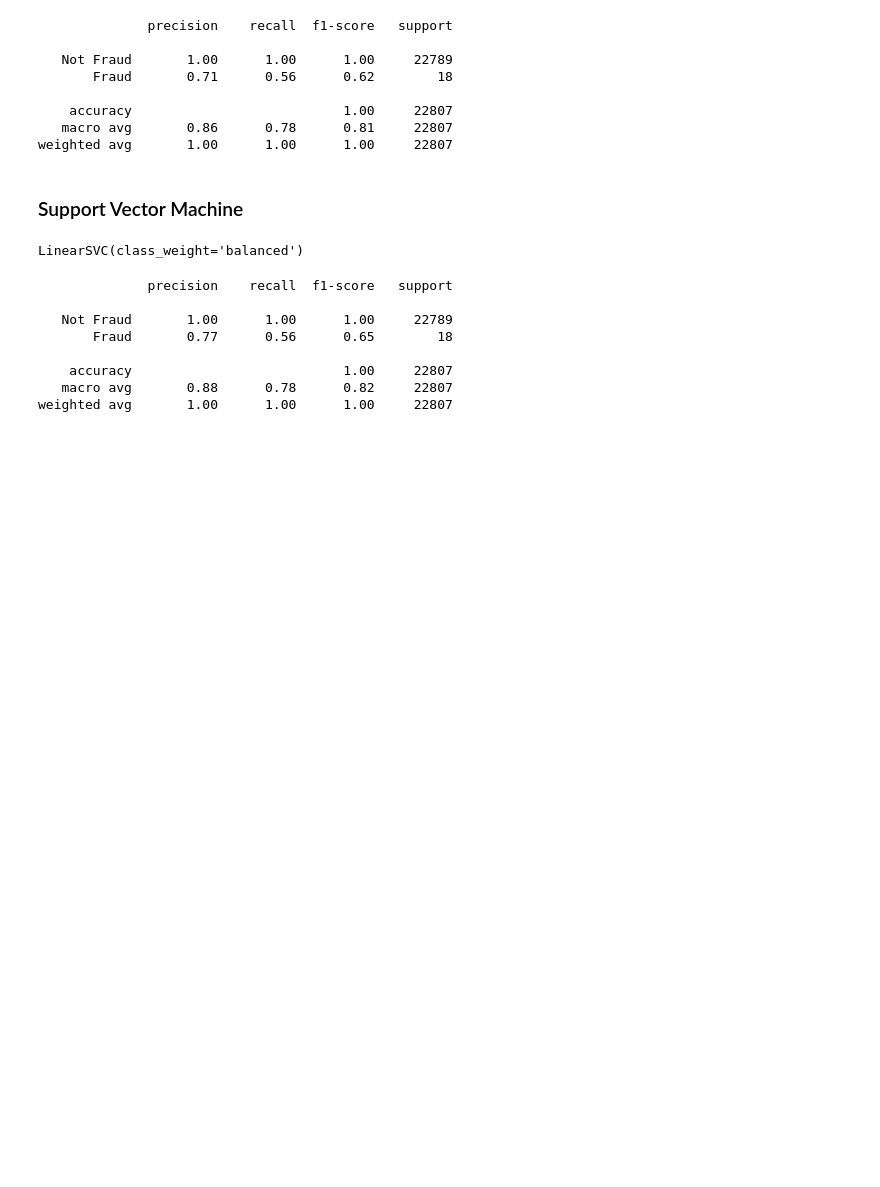
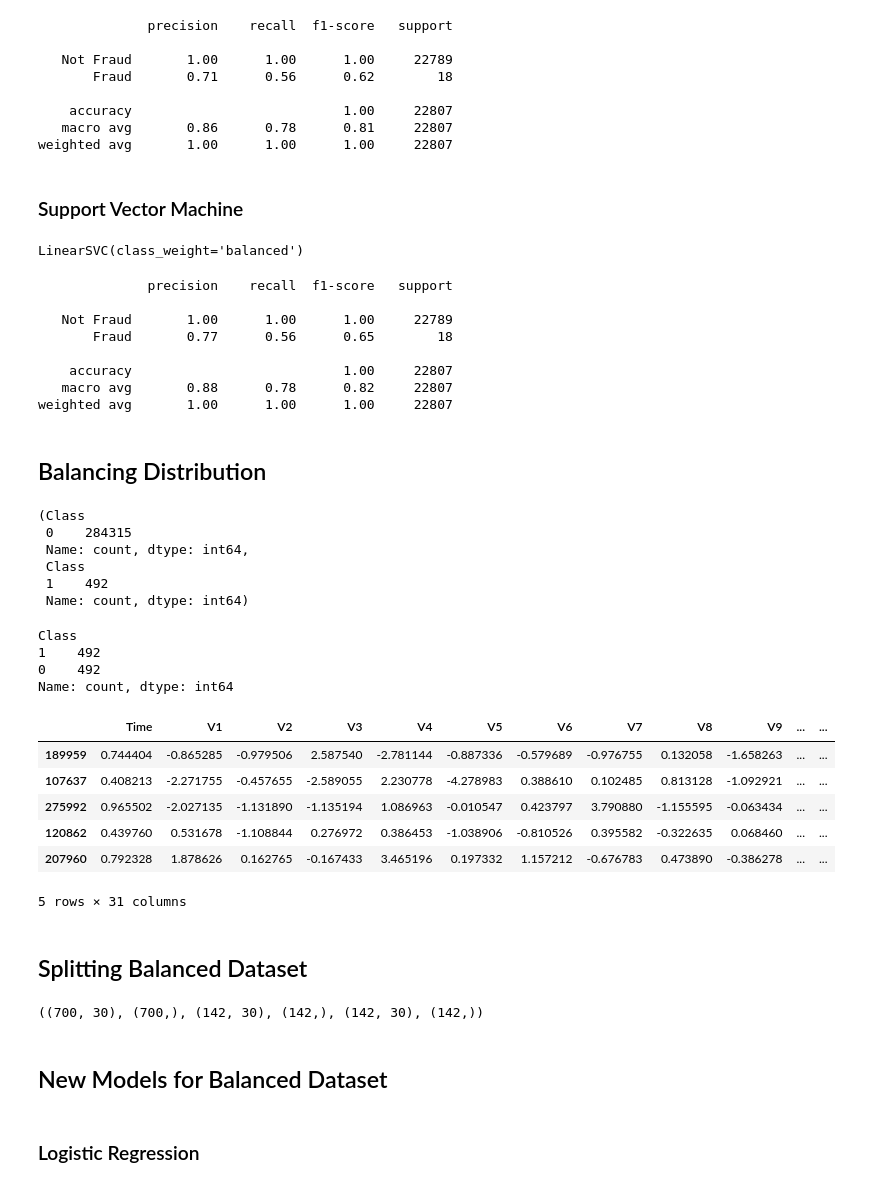
Before and after one commit to maxellmilay/credit-card-fraud-detection, a Jupyter notebook: training.ipynb, the cells around one changed output. Drawn from its saved outputs; the diff is of its cells as text; code cells hidden in the pictures; blank space fills up the shorter version.

Commit message:
[Feature][Maxell] added balanced data and models

```diff
--- a/training.ipynb
+++ b/training.ipynb
@@ -288,3 +288,52 @@ print(classification_report(y_val, svc.predict(x_val), target_names=['Not Fraud'
     accuracy                           1.00     22807
    macro avg       0.88      0.78      0.82     22807
 weighted avg       1.00      1.00      1.00     22807
+# %% [markdown]
+## Balancing Distribution
+# %%
+frauds = new_df.query('Class == 1')
+not_frauds = new_df.query('Class == 0')
+
+not_frauds['Class'].value_counts(), frauds['Class'].value_counts()
+# %% [output]
+(Class
+ 0    284315
+ Name: count, dtype: int64,
+ Class
+ 1    492
+ Name: count, dtype: int64)
+# %%
+balanced_df = pd.concat([frauds, not_frauds.sample(len(frauds), random_state=1)])
+balanced_df['Class'].value_counts()
+# %% [output]
+Class
+1    492
+0    492
+Name: count, dtype: int64
+# %%
+balanced_df = balanced_df.sample(frac=1, random_state=1)
+balanced_df.head()
+# %% [output]
+|  | Time | V1 | V2 | V3 | V4 | V5 | V6 | V7 | V8 | V9 | ... | ... |
+| 189959 | 0.744404 | -0.865285 | -0.979506 | 2.587540 | -2.781144 | -0.887336 | -0.579689 | -0.976755 | 0.132058 | -1.658263 | ... | ... |
+| 107637 | 0.408213 | -2.271755 | -0.457655 | -2.589055 | 2.230778 | -4.278983 | 0.388610 | 0.102485 | 0.813128 | -1.092921 | ... | ... |
+| 275992 | 0.965502 | -2.027135 | -1.131890 | -1.135194 | 1.086963 | -0.010547 | 0.423797 | 3.790880 | -1.155595 | -0.063434 | ... | ... |
+| 120862 | 0.439760 | 0.531678 | -1.108844 | 0.276972 | 0.386453 | -1.038906 | -0.810526 | 0.395582 | -0.322635 | 0.068460 | ... | ... |
+| 207960 | 0.792328 | 1.878626 | 0.162765 | -0.167433 | 3.465196 | 0.197332 | 1.157212 | -0.676783 | 0.473890 | -0.386278 | ... | ... |
+5 rows × 31 columns
+# %% [markdown]
+## Splitting Balanced Dataset
+# %%
+balanced_df_np = balanced_df.to_numpy()
+
+x_train_b, y_train_b = balanced_df_np[:700, :-1], balanced_df_np[:700, -1].astype(int)
+x_test_b, y_test_b = balanced_df_np[700:842, :-1], balanced_df_np[700:842, -1].astype(int)
+x_val_b, y_val_b = balanced_df_np[842:, :-1], balanced_df_np[842:, -1].astype(int)
+
+x_train_b.shape, y_train_b.shape, x_test_b.shape, y_test_b.shape, x_test_b.shape, y_test_b.shape
+# %% [output]
+((700, 30), (700,), (142, 30), (142,), (142, 30), (142,))
+# %% [markdown]
+## New Models for Balanced Dataset
+# %% [markdown]
+### Logistic Regression
```
Also changed, not shown: parts of 1 cell of this notebook.
